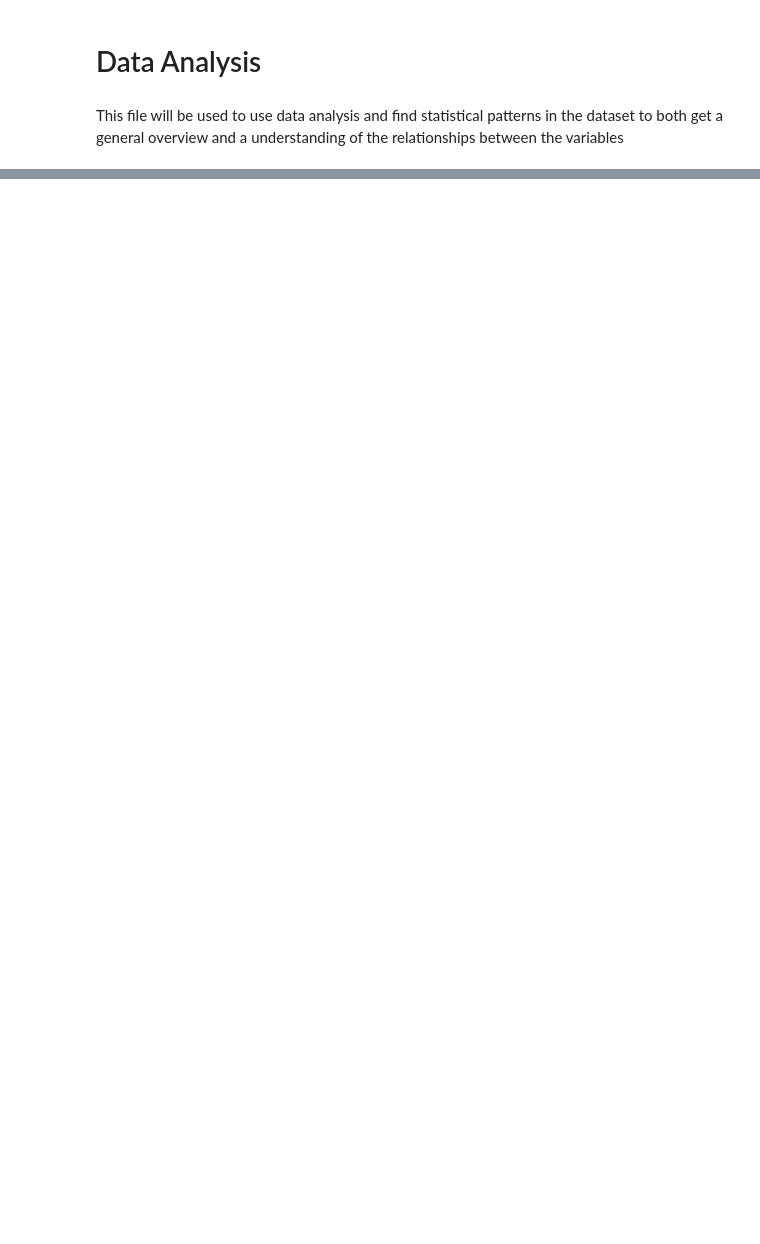
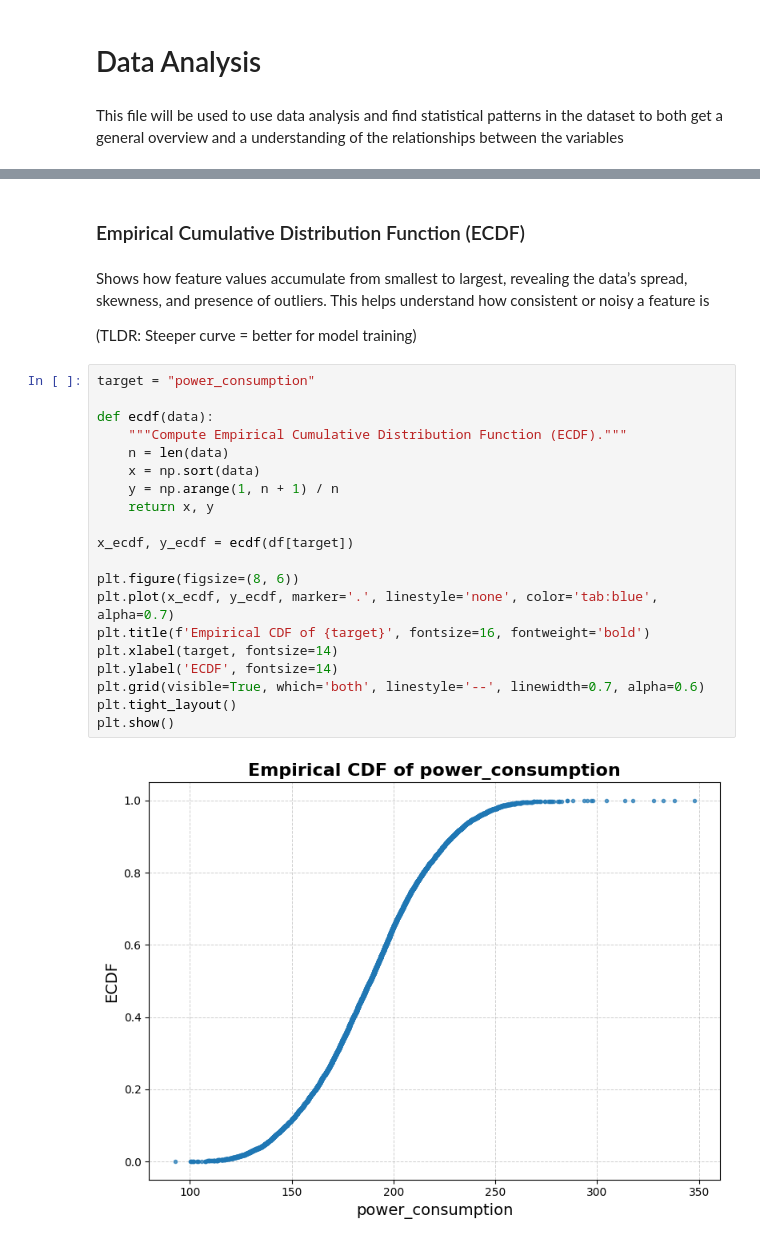
Before and after one commit to MuhammadAhmadMirza/BNA26-ML, a Jupyter notebook: src/data_analysis.ipynb, the cells around one changed output, grey strips where cells are left out. Saved outputs shown, nothing was run; the diff lists cells and outputs as text; blank space fills up the shorter version.

```diff
--- a/src/data_analysis.ipynb
+++ b/src/data_analysis.ipynb
@@ -42,0 +162,28 @@ print(correlation_with_target)
+# %% [markdown]
+### Empirical Cumulative Distribution Function (ECDF)
+# %% [markdown]
+Shows how feature values accumulate from smallest to largest, revealing the data’s spread, skewness, and presence of outliers. This helps understand how consistent or noisy a feature is
+
+(TLDR: Steeper curve = better for model training)
+# %%
+target = "power_consumption"
+
+def ecdf(data):
+    """Compute Empirical Cumulative Distribution Function (ECDF)."""
+    n = len(data)
+    x = np.sort(data)
+    y = np.arange(1, n + 1) / n
+    return x, y
+
+x_ecdf, y_ecdf = ecdf(df[target])
+
+plt.figure(figsize=(8, 6))
+plt.plot(x_ecdf, y_ecdf, marker='.', linestyle='none', color='tab:blue', alpha=0.7)
+plt.title(f'Empirical CDF of {target}', fontsize=16, fontweight='bold')
+plt.xlabel(target, fontsize=14)
+plt.ylabel('ECDF', fontsize=14)
+plt.grid(visible=True, which='both', linestyle='--', linewidth=0.7, alpha=0.6)
+plt.tight_layout()
+plt.show()
+# %% [output]
+[figure, added]
```
Also changed, not shown: parts of 20 cells of this notebook.
